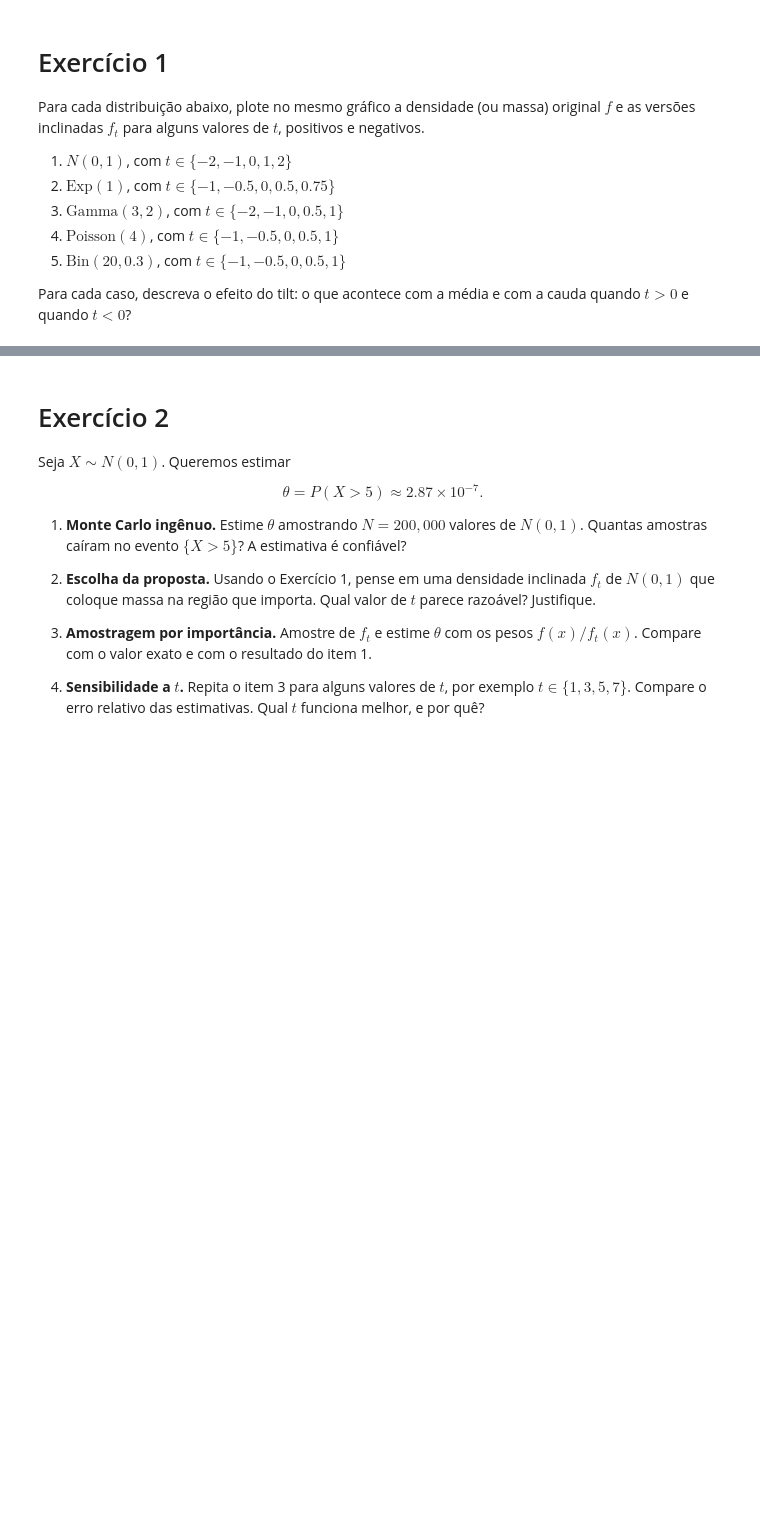
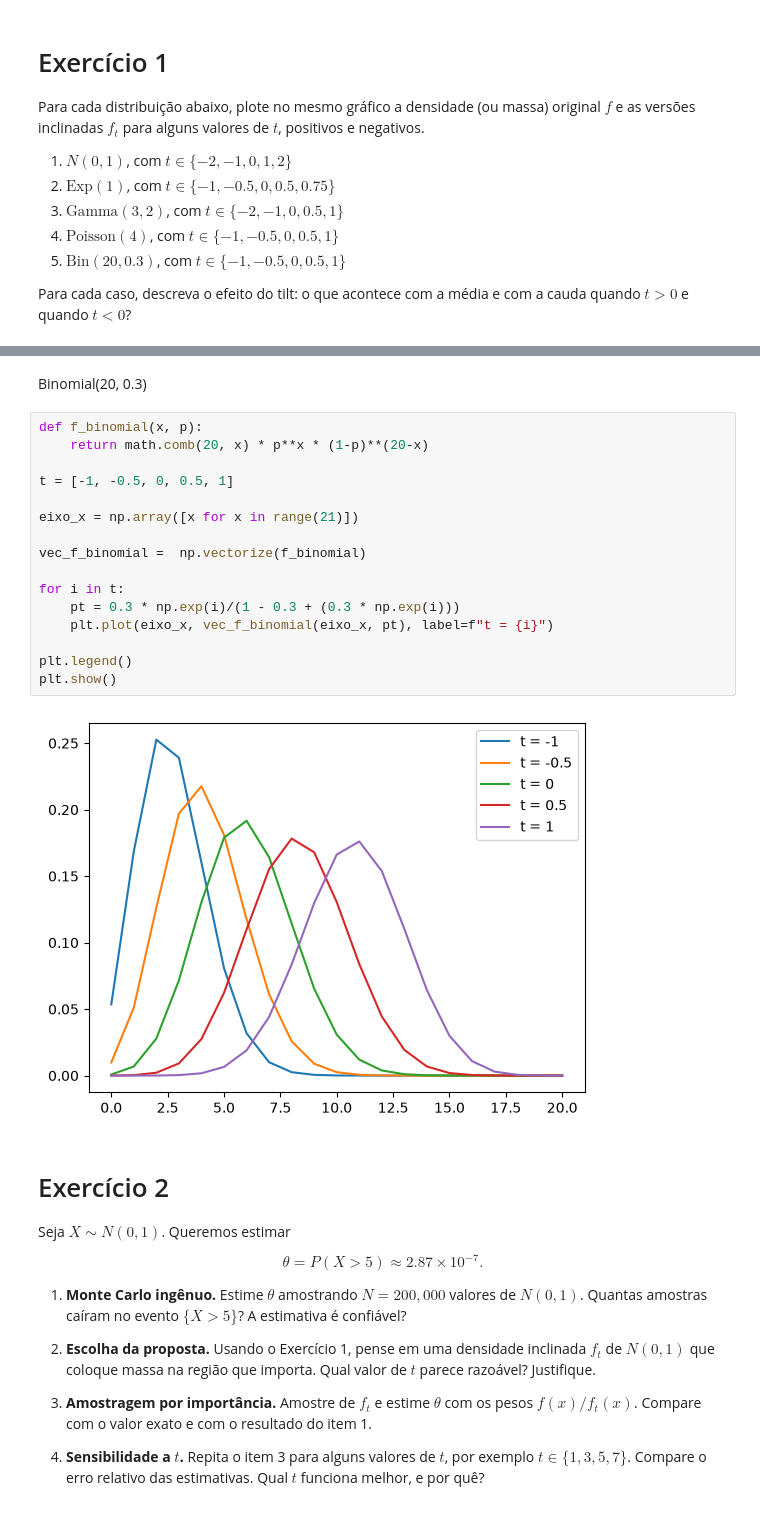
Before and after one commit to SilverPhone784/Prog-Estat, a Jupyter notebook: Labs/Lab_12.ipynb, the cells around one changed output, grey strips where cells are left out. Drawn from its saved outputs; the diff is of its cells as text; blank space fills up the shorter version.

```diff
--- a/Labs/Lab_12.ipynb
+++ b/Labs/Lab_12.ipynb
@@ -96,3 +125,23 @@ t = [-2, -1, 0, 0.5, 1]
+# %% [markdown]
+Binomial(20, 0.3)
+# %%
+def f_binomial(x, p):
+    return math.comb(20, x) * p**x * (1-p)**(20-x)
+
+t = [-1, -0.5, 0, 0.5, 1]
+
+eixo_x = np.array([x for x in range(21)])
+
+vec_f_binomial =  np.vectorize(f_binomial)
+
+for i in t:
+    pt = 0.3 * np.exp(i)/(1 - 0.3 + (0.3 * np.exp(i)))
+    plt.plot(eixo_x, vec_f_binomial(eixo_x, pt), label=f"t = {i}")
+
+plt.legend()
+plt.show()
+# %% [output]
+[figure, added]
 # %% [markdown]
 # Exercício 2
 
```
Also changed, not shown: parts of 14 cells of this notebook.
